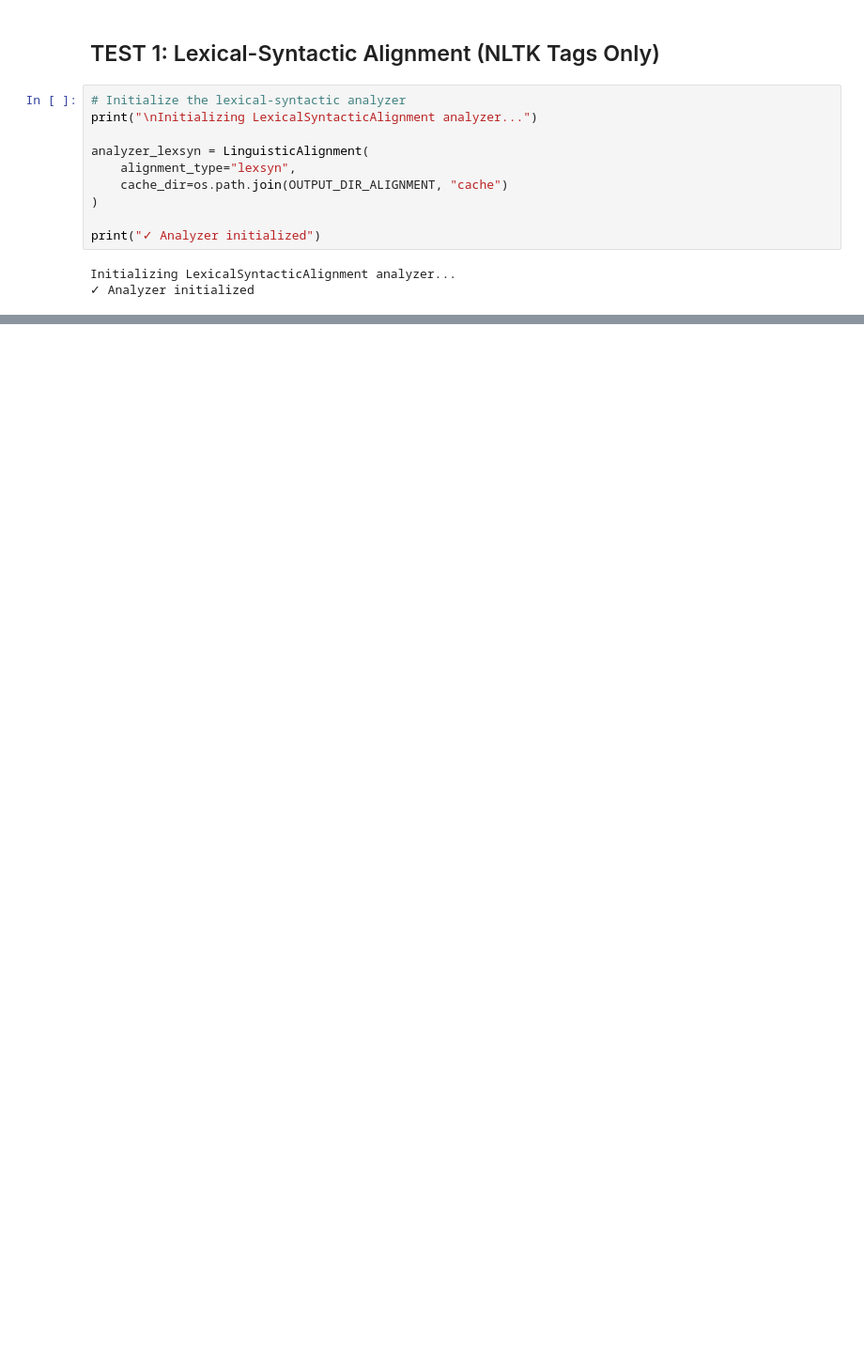
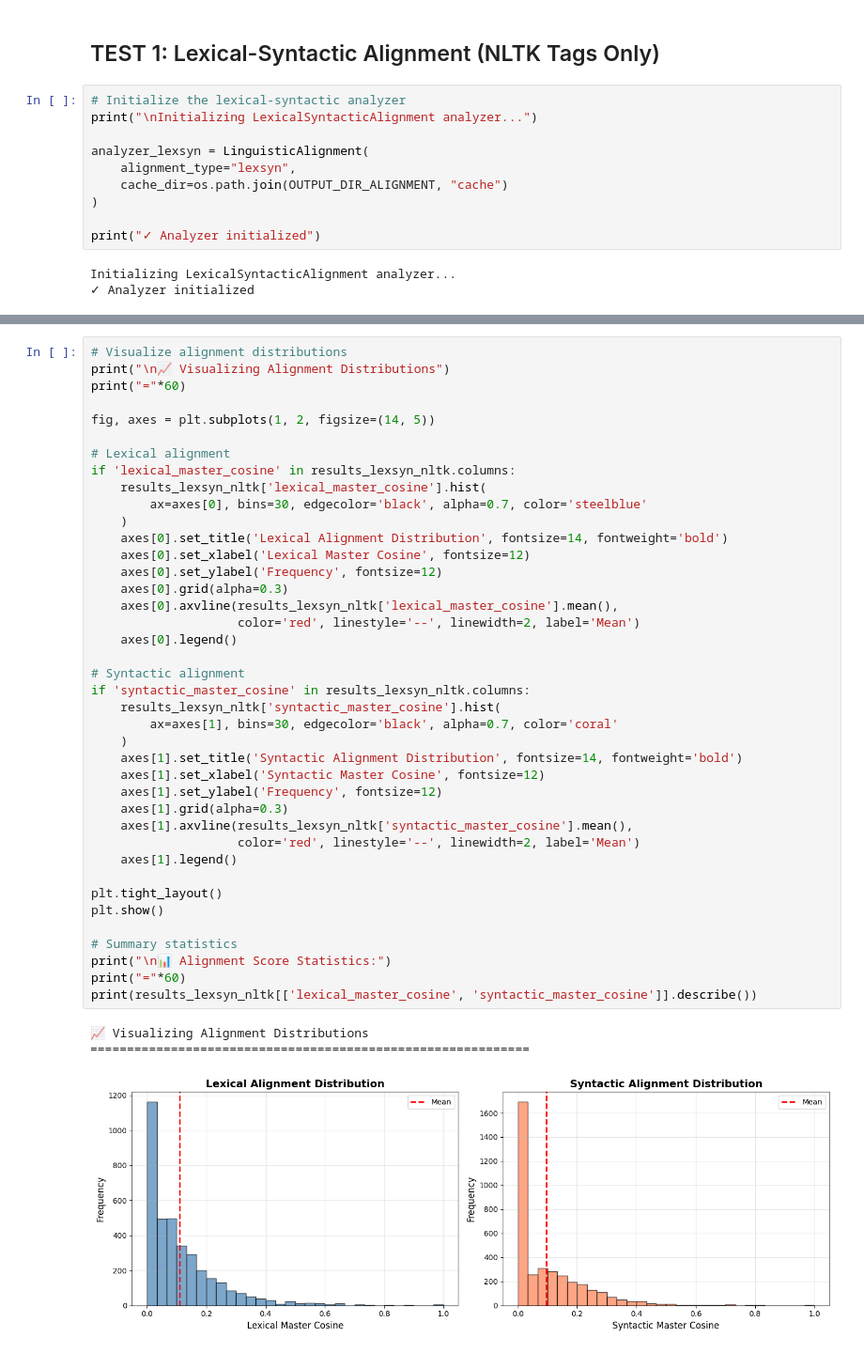
Before and after one commit to nickduran/llm-linguistic-alignment, a Jupyter notebook: sandbox-prepare/test_comprehensive_alignment.ipynb, the cells around one changed output, grey strips where cells are left out. Shown at 94% size. Saved outputs shown, nothing was run; the diff lists cells and outputs as text; blank space fills up the shorter version.

Commit message:
update alignment tutorial

```diff
--- a/sandbox-prepare/test_comprehensive_alignment.ipynb
+++ b/sandbox-prepare/test_comprehensive_alignment.ipynb
@@ -266,0 +284,44 @@ print("\n🔄 Now RESTART KERNEL and re-import!")
+# %%
+# Visualize alignment distributions
+print("\n📈 Visualizing Alignment Distributions")
+print("="*60)
+
+fig, axes = plt.subplots(1, 2, figsize=(14, 5))
+
+# Lexical alignment
+if 'lexical_master_cosine' in results_lexsyn_nltk.columns:
+    results_lexsyn_nltk['lexical_master_cosine'].hist(
+        ax=axes[0], bins=30, edgecolor='black', alpha=0.7, color='steelblue'
+    )
+    axes[0].set_title('Lexical Alignment Distribution', fontsize=14, fontweight='bold')
+    axes[0].set_xlabel('Lexical Master Cosine', fontsize=12)
+    axes[0].set_ylabel('Frequency', fontsize=12)
+    axes[0].grid(alpha=0.3)
+    axes[0].axvline(results_lexsyn_nltk['lexical_master_cosine'].mean(),
+                    color='red', linestyle='--', linewidth=2, label='Mean')
+    axes[0].legend()
+
+# Syntactic alignment
+if 'syntactic_master_cosine' in results_lexsyn_nltk.columns:
+    results_lexsyn_nltk['syntactic_master_cosine'].hist(
+        ax=axes[1], bins=30, edgecolor='black', alpha=0.7, color='coral'
+    )
+    axes[1].set_title('Syntactic Alignment Distribution', fontsize=14, fontweight='bold')
+    axes[1].set_xlabel('Syntactic Master Cosine', fontsize=12)
+    axes[1].set_ylabel('Frequency', fontsize=12)
+    axes[1].grid(alpha=0.3)
+    axes[1].axvline(results_lexsyn_nltk['syntactic_master_cosine'].mean(),
+                    color='red', linestyle='--', linewidth=2, label='Mean')
+    axes[1].legend()
+
+plt.tight_layout()
+plt.show()
+
+# Summary statistics
+print("\n📊 Alignment Score Statistics:")
+print("="*60)
+print(results_lexsyn_nltk[['lexical_master_cosine', 'syntactic_master_cosine']].describe())
+# %% [output]
+📈 Visualizing Alignment Distributions
+============================================================
+[figure, added]
```
Also changed, not shown: parts of 26 cells of this notebook, 3 other files.
